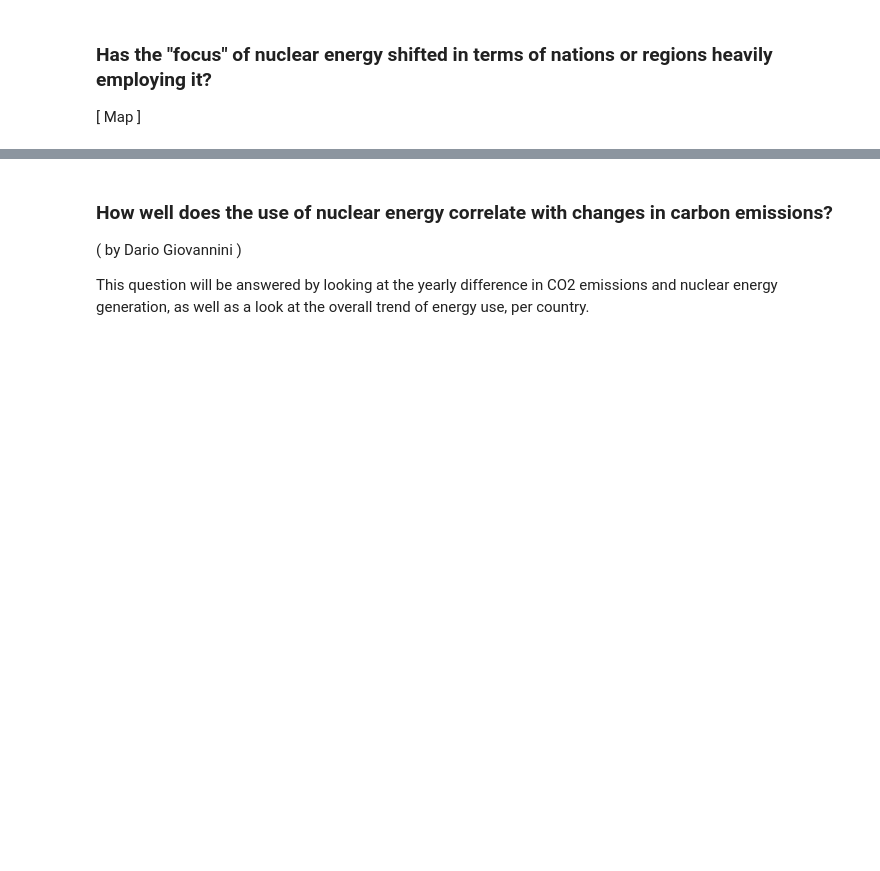
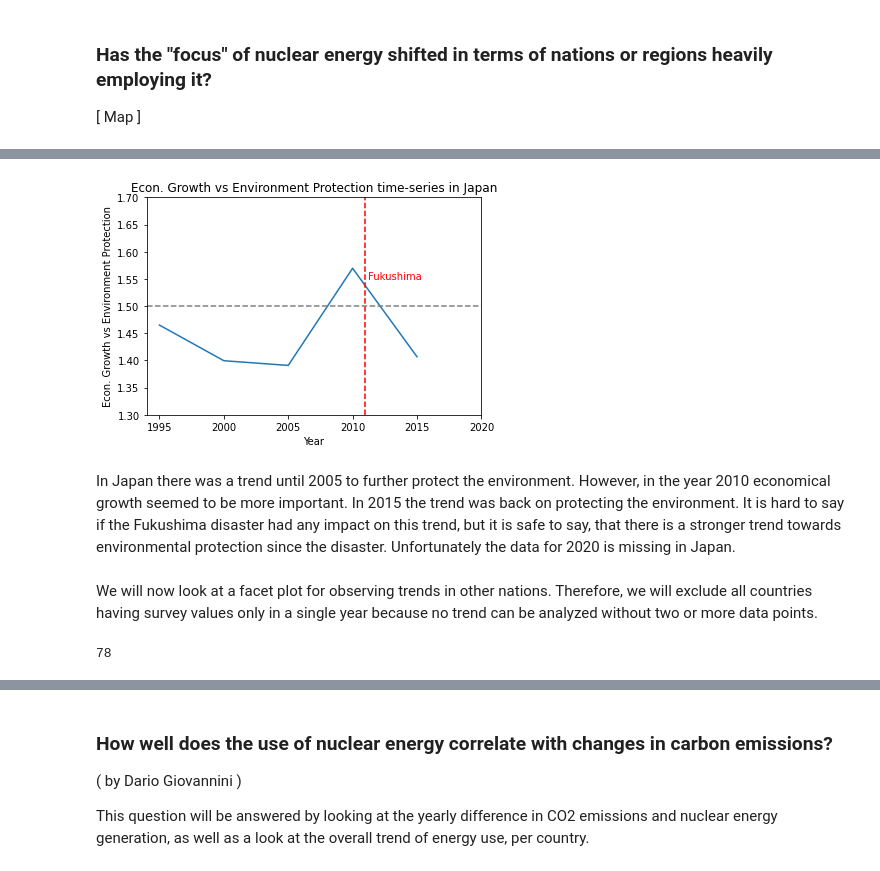
Before and after one commit to Molybdenum42/DOPP_Exercise3, a Jupyter notebook: submission_ready/exercise3_complete.ipynb, the cells around one changed output, grey strips where cells are left out. Saved outputs shown, nothing was run; the diff lists cells and outputs as text; code cells hidden in the pictures; blank space fills up the shorter version.

```diff
--- a/submission_ready/exercise3_complete.ipynb
+++ b/submission_ready/exercise3_complete.ipynb
@@ -199,0 +293,25 @@ not sure if we actually did this / if the PowerplantDB data has this but if not
+# %%
+wvs_agg = wvs_agg.reset_index()
+# get rid of invalid survey data
+wvs_agg = wvs_agg[wvs_agg.country != 'invalid']
+ax = sns.lineplot(x=wvs_agg[wvs_agg.country.eq('JPN')].year, y=wvs_agg[wvs_agg.country.eq('JPN')].B008)
+ax.set(ylim=(1.3,1.7))
+plt.axvline(x=2011, label="Fukushima Disaster", color="red", linestyle="--")
+plt.axhline(y=1.5, label="Baseline", color="grey", linestyle="--")
+plt.text(2011.2, 1.55,'Fukushima',c="red")
+
+ax.set_xticks([1995,2000,2005,2010, 2015, 2020])
+ax.set_title("Econ. Growth vs Environment Protection time-series in Japan")
+ax.set_ylabel("Econ. Growth vs Environment Protection")
+ax.set_xlabel("Year");
+# %% [output]
+[figure, added]
+# %% [markdown]
+In Japan there was a trend until 2005 to further protect the environment. However, in the year 2010 economical growth seemed to be more important. In 2015 the trend was back on protecting the environment. It is hard to say if the Fukushima disaster had any impact on this trend, but it is safe to say, that there is a stronger trend towards environmental protection since the disaster. Unfortunately the data for 2020 is missing in Japan.
+# %% [markdown]
+We will now look at a facet plot for observing trends in other nations. Therefore, we will exclude all countries having survey values only in a single year because no trend can be analyzed without two or more data points.
+# %%
+print(len(wvs_agg[wvs_agg.duplicated(subset='country', keep=False)].country.unique()))
+wvs_agg = wvs_agg[wvs_agg.duplicated(subset='country', keep=False)]
+# %% [output]
+78
```
Also changed, not shown: parts of 37 cells of this notebook.
